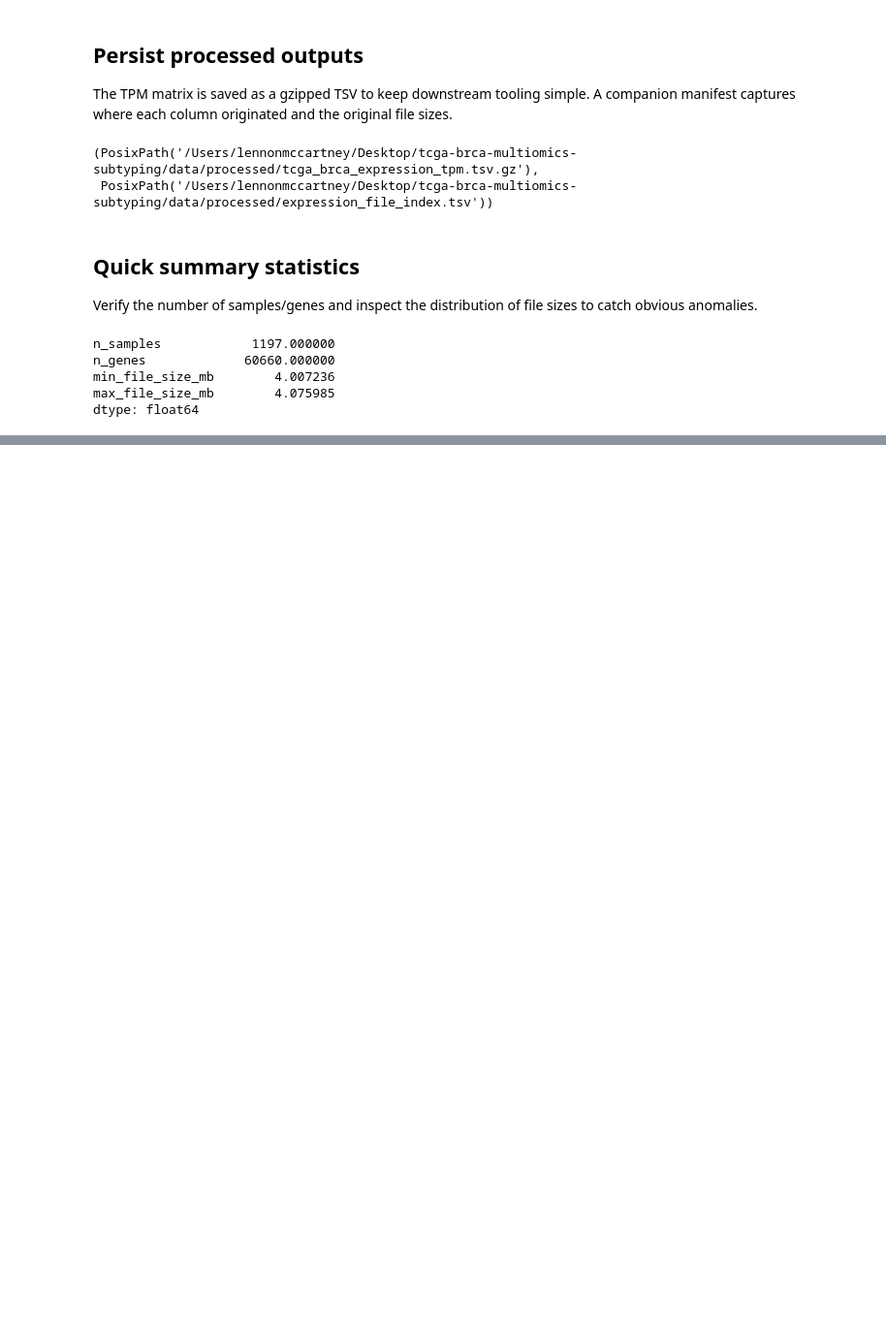
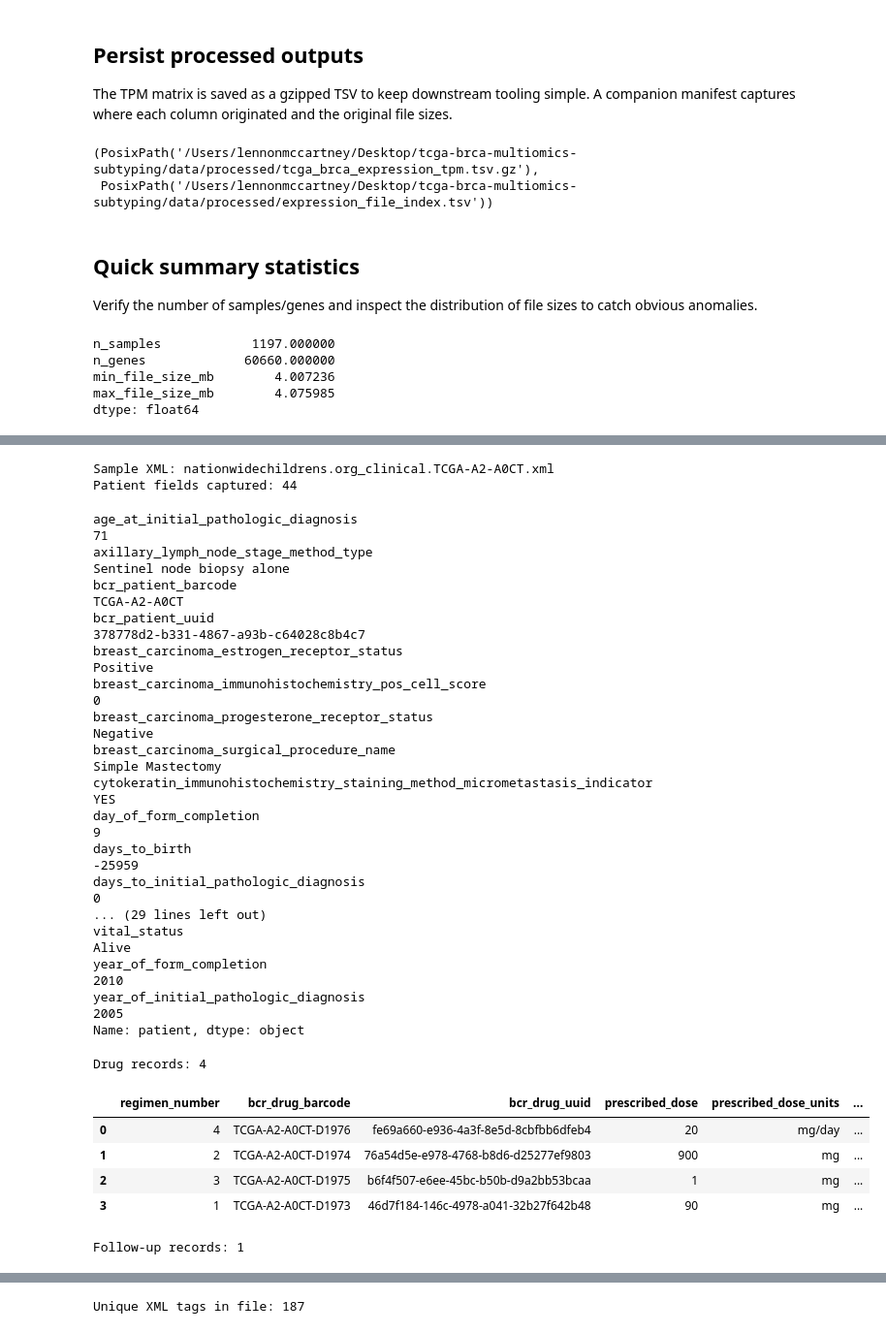
Before and after one commit to sarthak-arora1997/tcga-brca-multiomics-subtyping, a Jupyter notebook: notebooks/01_download_and_organize_data.ipynb, the cells around one changed output, grey strips where cells are left out. Shown at 97% size. Saved outputs shown, nothing was run; the diff lists cells and outputs as text; code cells hidden in the pictures; blank space fills up the shorter version.

```diff
--- a/notebooks/01_download_and_organize_data.ipynb
+++ b/notebooks/01_download_and_organize_data.ipynb
@@ -218,0 +300,67 @@ dtype: float64
+# %%
+from collections import Counter
+
+def element_text_map(element):
+    data: dict[str, str] = {}
+    for child in element:
+        text = (child.text or '').strip()
+        if not text:
+            continue
+        tag = child.tag.split('}')[-1]
+        data[tag] = text
+    return data
+
+sample_xml_path = Path(clinical_index.loc[0, 'path'])
+tree = ET.parse(sample_xml_path)
+root = tree.getroot()
+
+patient_elem = root.find('.//{*}patient')
+patient_series = pd.Series(element_text_map(patient_elem), name='patient')
+
+drug_rows = [element_text_map(node) for node in root.findall('.//{*}drug')]
+drug_df = pd.DataFrame(drug_rows)
+
+followup_rows = [element_text_map(node) for node in root.findall('.//{*}follow_up')]
+followup_df = pd.DataFrame(followup_rows)
+
+uniq_tags = Counter(elem.tag.split('}')[-1] for elem in root.iter())
+
+print(f'Sample XML: {sample_xml_path.name}')
+print(f'Patient fields captured: {patient_series.shape[0]}')
+display(patient_series.sort_index())
+
+print(f'Drug records: {len(drug_df)}')
+display(drug_df)
+
+print(f'Follow-up records: {len(followup_df)}')
+display(followup_df)
+
+print(f'Unique XML tags in file: {len(uniq_tags)}')
+pd.Series(uniq_tags).sort_values(ascending=False).head(15)
+# %% [output]
+Sample XML: nationwidechildrens.org_clinical.TCGA-A2-A0CT.xml
+Patient fields captured: 44
+age_at_initial_pathologic_diagnosis                                                                                          71
+axillary_lymph_node_stage_method_type                                                                Sentinel node biopsy alone
+bcr_patient_barcode                                                                                                TCGA-A2-A0CT
+bcr_patient_uuid                                                                           378778d2-b331-4867-a93b-c64028c8b4c7
+breast_carcinoma_estrogen_receptor_status                                                                              Positive
+breast_carcinoma_immunohistochemistry_pos_cell_score                                                                          0
+breast_carcinoma_progesterone_receptor_status                                                                          Negative
+breast_carcinoma_surgical_procedure_name                                                                      Simple Mastectomy
+cytokeratin_immunohistochemistry_staining_method_micrometastasis_indicator                                                  YES
+day_of_form_completion                                                                                                        9
+days_to_birth                                                                                                            -25959
+days_to_initial_pathologic_diagnosis                                                                                          0
+... (29 lines left out)
+vital_status                                                                                                              Alive
+year_of_form_completion                                                                                                    2010
+year_of_initial_pathologic_diagnosis                                                                                       2005
+Name: patient, dtype: object
+Drug records: 4
+|  | regimen_number | bcr_drug_barcode | bcr_drug_uuid | prescribed_dose | prescribed_dose_units | ... |
+| 0 | 4 | TCGA-A2-A0CT-D1976 | fe69a660-e936-4a3f-8e5d-8cbfbb6dfeb4 | 20 | mg/day | ... |
+| 1 | 2 | TCGA-A2-A0CT-D1974 | 76a54d5e-e978-4768-b8d6-d25277ef9803 | 900 | mg | ... |
+| 2 | 3 | TCGA-A2-A0CT-D1975 | b6f4f507-e6ee-45bc-b50b-d9a2bb53bcaa | 1 | mg | ... |
+| 3 | 1 | TCGA-A2-A0CT-D1973 | 46d7f184-146c-4978-a041-32b27f642b48 | 90 | mg | ... |
+Follow-up records: 1
@@ -218,0 +369 @@ dtype: float64
+Unique XML tags in file: 187
```
Also changed, not shown: parts of 5 cells of this notebook, 1 other file.
